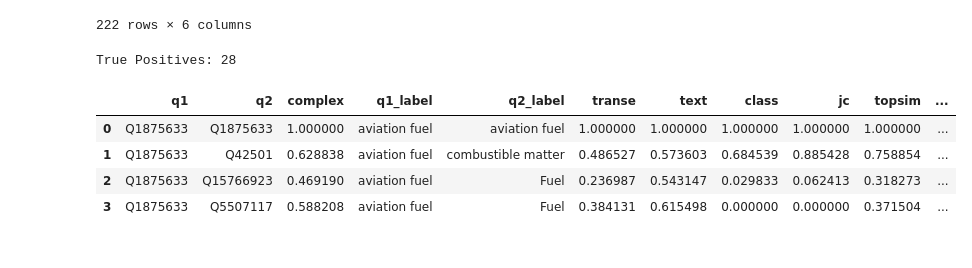
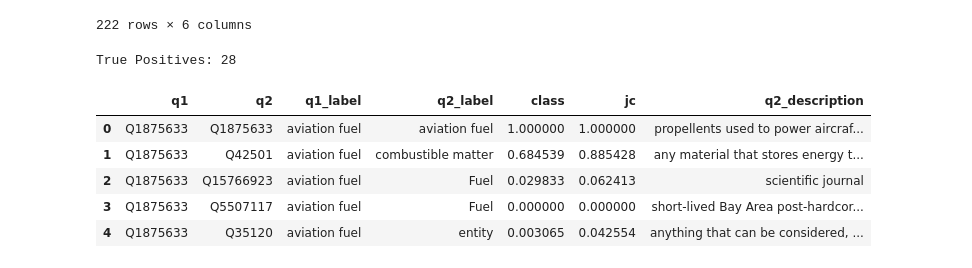
Before and after one commit to nd-crane/trusted_ke, a Jupyter notebook: notebooks/explorations/nel__spacy_entity_linker.ipynb, the cells around one changed output. Saved outputs shown, nothing was run; the diff lists cells and outputs as text; code cells hidden in the pictures.

```diff
--- a/notebooks/explorations/nel__spacy_entity_linker.ipynb
+++ b/notebooks/explorations/nel__spacy_entity_linker.ipynb
@@ -251,16 +251,17 @@ def get_wikidata_description(qid):
 # %%
 
 SIM_API = 'https://kgtk.isi.edu/similarity_api'
 
 df = call_semantic_similarity('test_file.csv', SIM_API)
 
 df['q2_description'] = df['q2'].apply(get_wikidata_description)
 
 #df.to_csv('test_file_similarity.tsv', index=False, sep='\t')
-df
+df[['q1', 'q2', 'q1_label', 'q2_label', 'class',  'jc', 'q2_description']]
 # %% [output]
-|  | q1 | q2 | complex | q1_label | q2_label | transe | text | class | jc | topsim | ... |
-| 0 | Q1875633 | Q1875633 | 1.000000 | aviation fuel | aviation fuel | 1.000000 | 1.000000 | 1.000000 | 1.000000 | 1.000000 | ... |
-| 1 | Q1875633 | Q42501 | 0.628838 | aviation fuel | combustible matter | 0.486527 | 0.573603 | 0.684539 | 0.885428 | 0.758854 | ... |
-| 2 | Q1875633 | Q15766923 | 0.469190 | aviation fuel | Fuel | 0.236987 | 0.543147 | 0.029833 | 0.062413 | 0.318273 | ... |
-| 3 | Q1875633 | Q5507117 | 0.588208 | aviation fuel | Fuel | 0.384131 | 0.615498 | 0.000000 | 0.000000 | 0.371504 | ... |
+|  | q1 | q2 | q1_label | q2_label | class | jc | q2_description |
+| 0 | Q1875633 | Q1875633 | aviation fuel | aviation fuel | 1.000000 | 1.000000 | propellents used to power aircraf... |
+| 1 | Q1875633 | Q42501 | aviation fuel | combustible matter | 0.684539 | 0.885428 | any material that stores energy t... |
+| 2 | Q1875633 | Q15766923 | aviation fuel | Fuel | 0.029833 | 0.062413 | scientific journal |
+| 3 | Q1875633 | Q5507117 | aviation fuel | Fuel | 0.000000 | 0.000000 | short-lived Bay Area post-hardcor... |
+| 4 | Q1875633 | Q35120 | aviation fuel | entity | 0.003065 | 0.042554 | anything that can be considered, ... |
```
Also changed, not shown: 24 other files.
